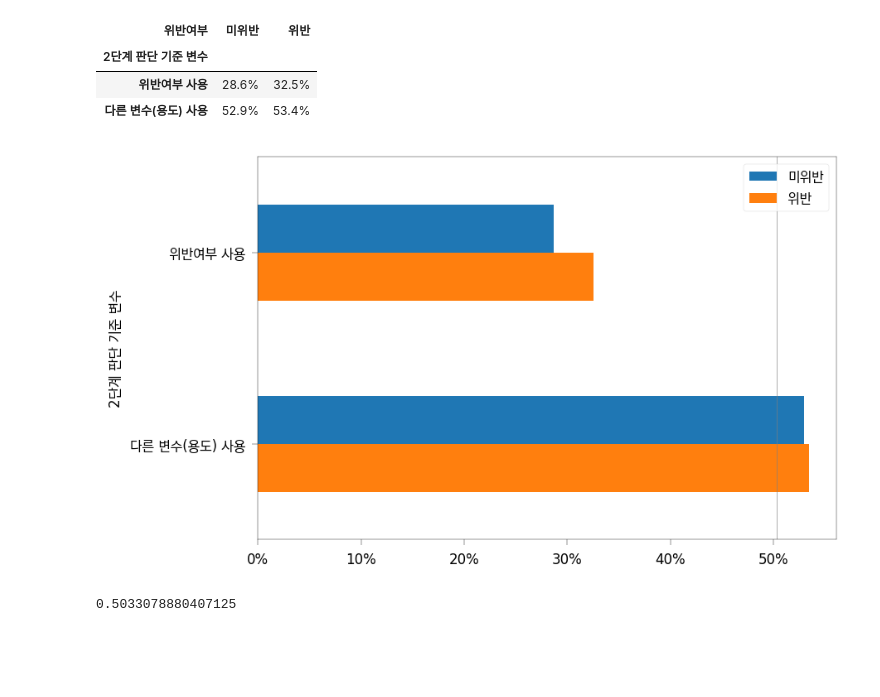
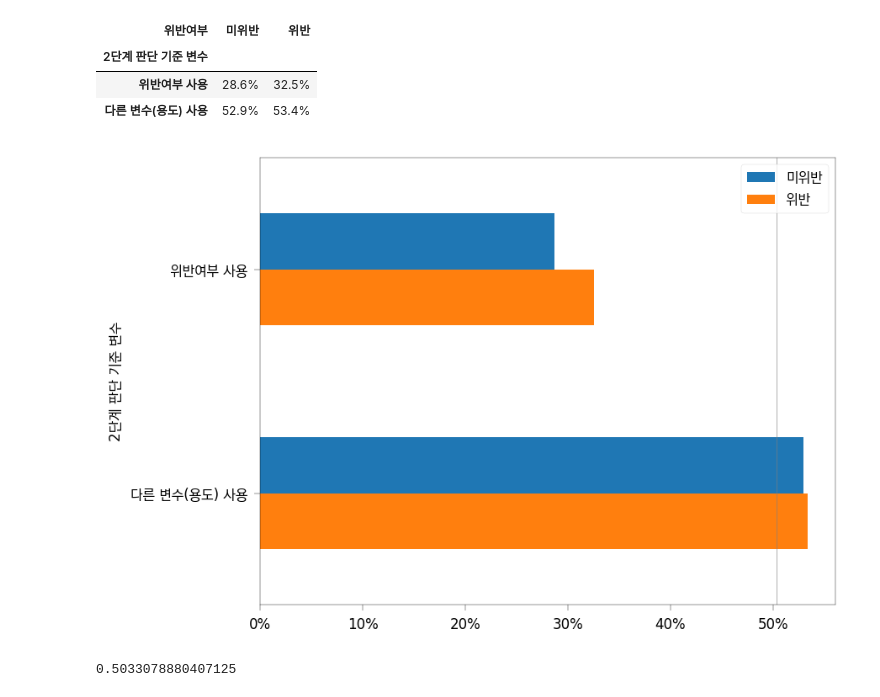
Before and after one commit to esnahn/pytorchgpu, a Jupyter notebook: visualize.ipynb, the cells around one changed output. Cells and saved outputs as stored; diff of their text form; code cells hidden in the pictures; blank space fills up the shorter version.

```diff
--- a/visualize.ipynb
+++ b/visualize.ipynb
@@ -314,11 +316,15 @@ pv.applymap(lambda x: f"{round(x*100, 1)}%")
 # %%
 pv.plot.barh()
 plt.axvline(df_test.fire.mean(), color='gray')
 plt.legend(loc='upper right')
 plt.gca().invert_yaxis()
 plt.gca().xaxis.set_major_formatter(PercentFormatter(1))
+
+plt.tight_layout()
+plt.savefig("output/viol.svg")
+plt.savefig("output/viol.png")
 # %% [output]
-[figure, old version]
+[figure, new version]
 # %%
 df_test.fire.mean()
 # %% [output]
```
Also changed, not shown: parts of 2 cells of this notebook, 1 other file.
